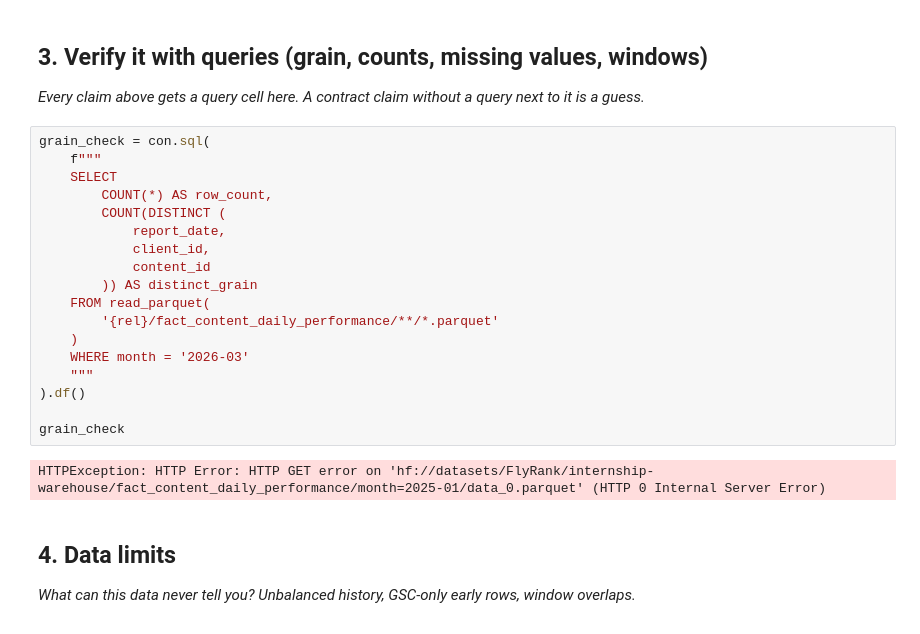
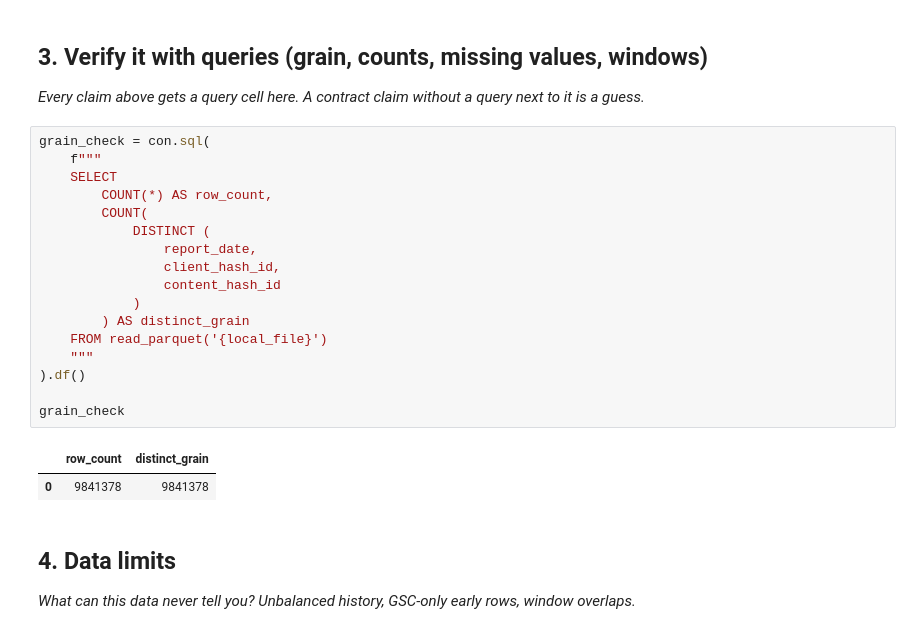
Before and after one commit to anangshachatterjee/anangsha-chatterjee-flyrank-ml-internship, a Jupyter notebook: work/notebooks/w03_data_contract.ipynb, the cells around one changed output. Drawn from its saved outputs; the diff is of its cells as text.

```diff
--- a/work/notebooks/w03_data_contract.ipynb
+++ b/work/notebooks/w03_data_contract.ipynb
@@ -149,23 +210,23 @@ I will exclude fields that directly encode the outcome, are calculated from the
 # %%
 grain_check = con.sql(
     f"""
     SELECT
         COUNT(*) AS row_count,
-        COUNT(DISTINCT (
-            report_date,
-            client_id,
-            content_id
-        )) AS distinct_grain
-    FROM read_parquet(
-        '{rel}/fact_content_daily_performance/**/*.parquet'
-    )
-    WHERE month = '2026-03'
+        COUNT(
+            DISTINCT (
+                report_date,
+                client_hash_id,
+                content_hash_id
+            )
+        ) AS distinct_grain
+    FROM read_parquet('{local_file}')
     """
 ).df()
 
 grain_check
 # %% [output]
-HTTPException: HTTP Error: HTTP GET error on 'hf://datasets/FlyRank/internship-warehouse/fact_content_daily_performance/month=2025-01/data_0.parquet' (HTTP 0 Internal Server Error)
+|  | row_count | distinct_grain |
+| 0 | 9841378 | 9841378 |
 # %% [markdown]
 ## 4. Data limits
 
```
Also changed, not shown: parts of 4 cells of this notebook.
